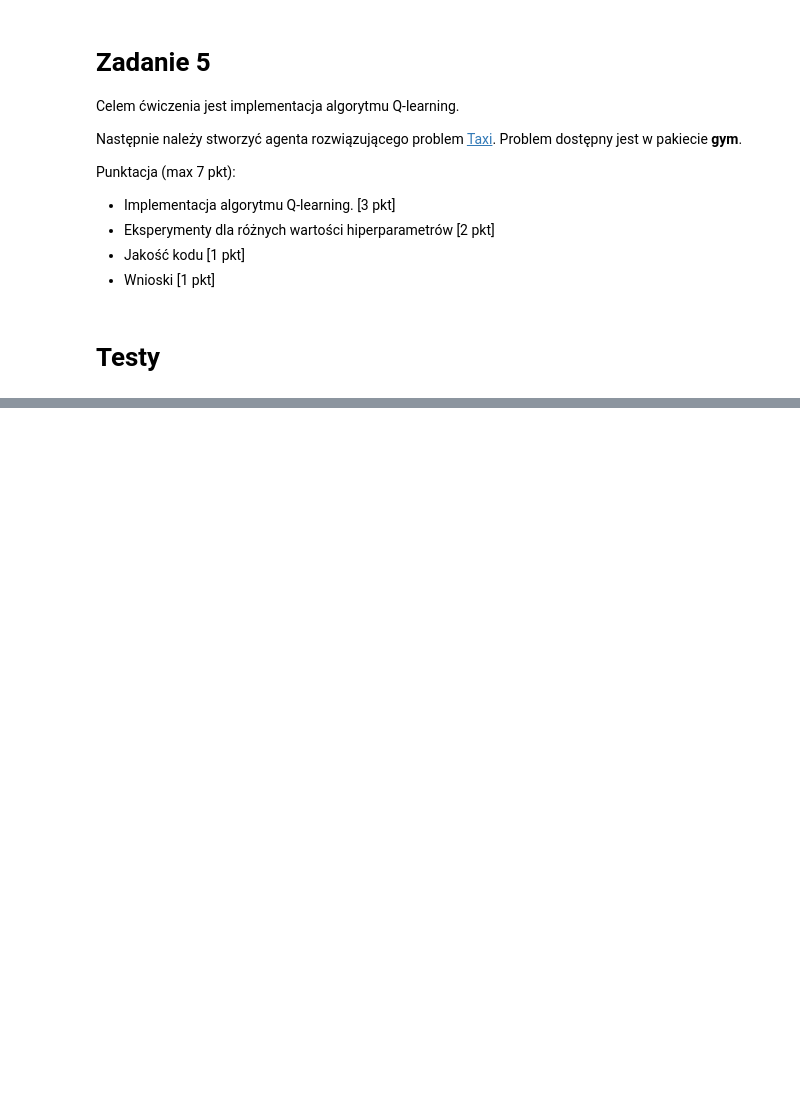
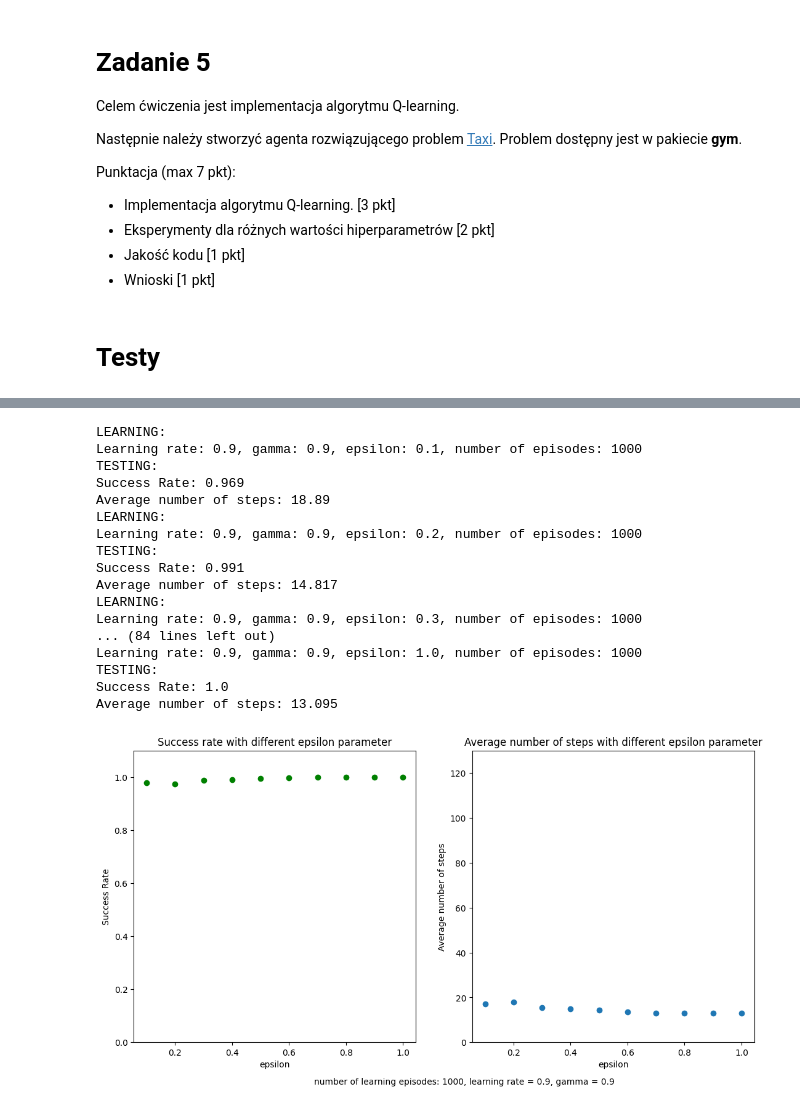
Before and after one commit to JakubDziegielewski/WSI_tutorials, a Jupyter notebook: zadanie_5.ipynb, the cells around one changed output, grey strips where cells are left out. Saved outputs shown, nothing was run; the diff lists cells and outputs as text; code cells hidden in the pictures; blank space fills up the shorter version.

```diff
--- a/zadanie_5.ipynb
+++ b/zadanie_5.ipynb
@@ -236,0 +221,21 @@ Average number of steps: 14.555
+# %%
+create_scatter_plots("epsilon", 1000)
+# %% [output]
+LEARNING:
+Learning rate: 0.9, gamma: 0.9, epsilon: 0.1, number of episodes: 1000
+TESTING:
+Success Rate: 0.969
+Average number of steps: 18.89
+LEARNING:
+Learning rate: 0.9, gamma: 0.9, epsilon: 0.2, number of episodes: 1000
+TESTING:
+Success Rate: 0.991
+Average number of steps: 14.817
+LEARNING:
+Learning rate: 0.9, gamma: 0.9, epsilon: 0.3, number of episodes: 1000
+... (84 lines left out)
+Learning rate: 0.9, gamma: 0.9, epsilon: 1.0, number of episodes: 1000
+TESTING:
+Success Rate: 1.0
+Average number of steps: 13.095
+[figure, added]
```
Also changed, not shown: parts of 33 cells of this notebook.
